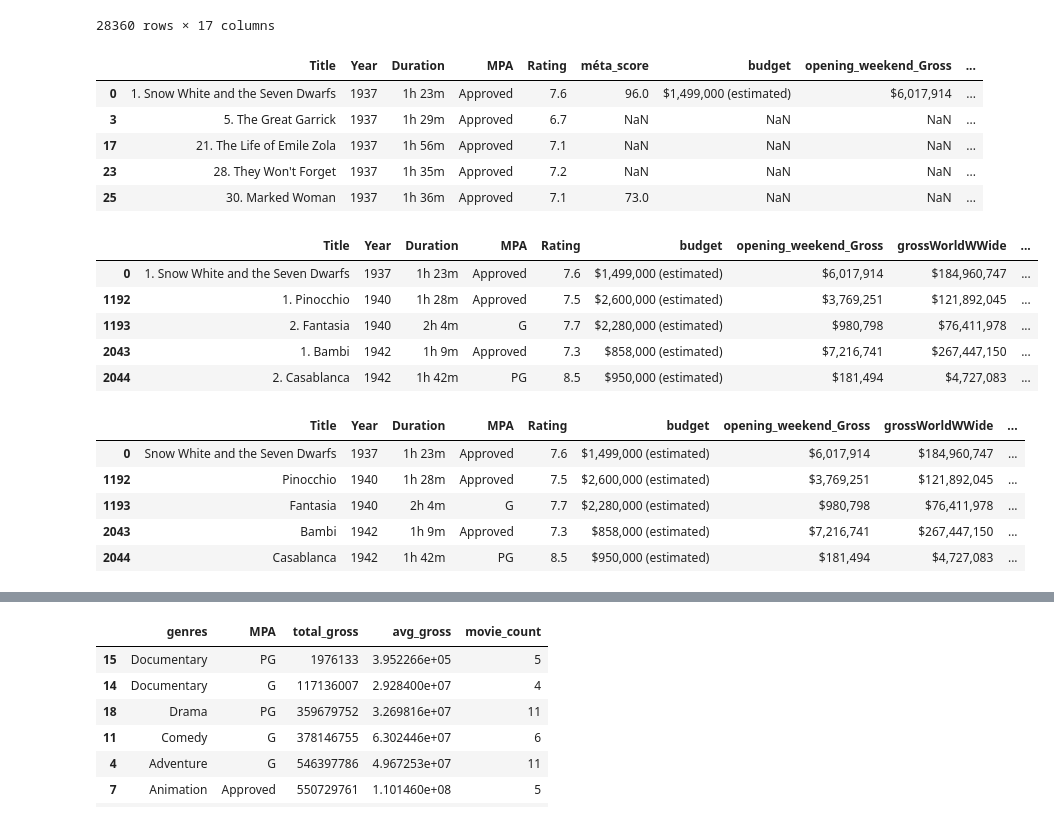
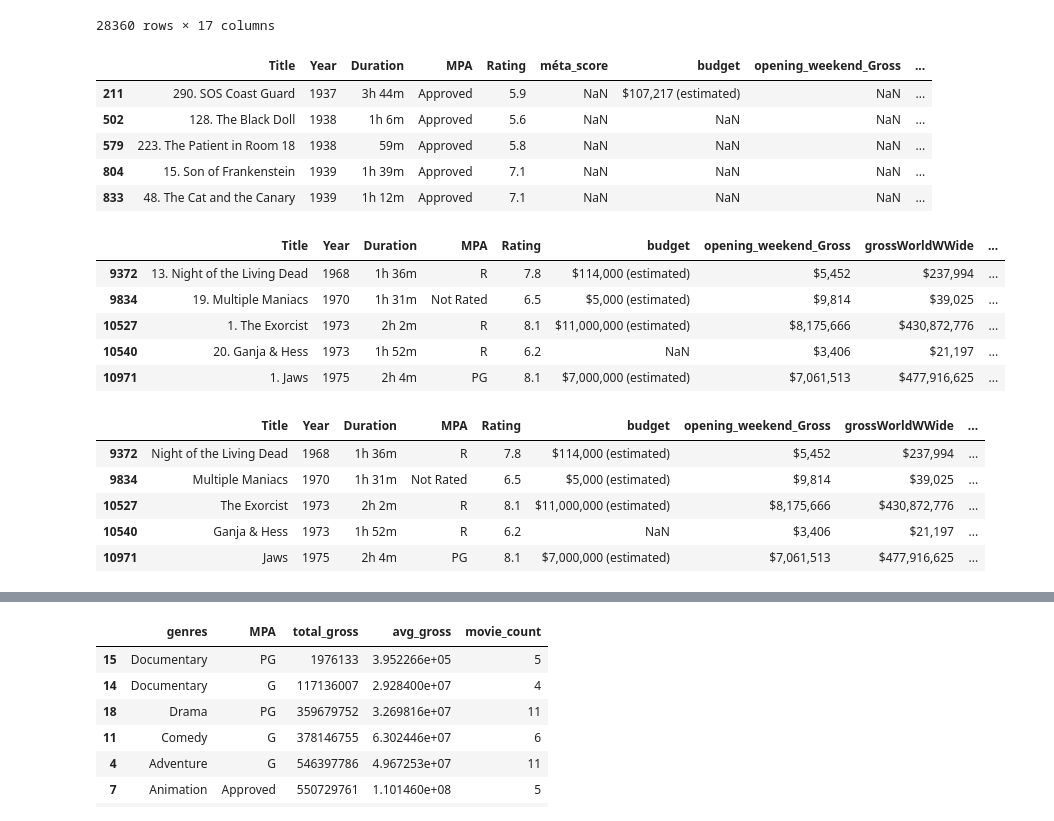
Before and after one commit to wtfmadrid/MDSA-Case-Study, a Jupyter notebook: final_preprocessing.ipynb, the cells around one changed output, grey strips where cells are left out. Cells and saved outputs as stored; diff of their text form; code cells hidden in the pictures.

```diff
--- a/final_preprocessing.ipynb
+++ b/final_preprocessing.ipynb
@@ -203,29 +203,29 @@ df
 | 28359 | 599. Revenge of the Boogeyman | 2025 | 1h 23m | NaN | 7.0 | NaN | $15,000 (estimated) | NaN | ... |
 28360 rows × 17 columns
 # %%
-competitors_data = df[
-    (df['production_company'].str.contains(r'Warner|Disney|Universal', case=False, na=False, regex=True))
+horror_data = df[
+    (df['genres'].str.contains(r'Horror', case=False, na=False, regex=True))
 ].copy()
 # %%
-competitors_data.head()
+horror_data.head()
 # %% [output]
 |  | Title | Year | Duration | MPA | Rating | méta_score | budget | opening_weekend_Gross | ... |
-| 0 | 1. Snow White and the Seven Dwarfs | 1937 | 1h 23m | Approved | 7.6 | 96.0 | $1,499,000 (estimated) | $6,017,914 | ... |
-| 3 | 5. The Great Garrick | 1937 | 1h 29m | Approved | 6.7 | NaN | NaN | NaN | ... |
-| 17 | 21. The Life of Emile Zola | 1937 | 1h 56m | Approved | 7.1 | NaN | NaN | NaN | ... |
-| 23 | 28. They Won't Forget | 1937 | 1h 35m | Approved | 7.2 | NaN | NaN | NaN | ... |
-| 25 | 30. Marked Woman | 1937 | 1h 36m | Approved | 7.1 | 73.0 | NaN | NaN | ... |
+| 211 | 290. SOS Coast Guard | 1937 | 3h 44m | Approved | 5.9 | NaN | $107,217 (estimated) | NaN | ... |
+| 502 | 128. The Black Doll | 1938 | 1h 6m | Approved | 5.6 | NaN | NaN | NaN | ... |
+| 579 | 223. The Patient in Room 18 | 1938 | 59m | Approved | 5.8 | NaN | NaN | NaN | ... |
+| 804 | 15. Son of Frankenstein | 1939 | 1h 39m | Approved | 7.1 | NaN | NaN | NaN | ... |
+| 833 | 48. The Cat and the Canary | 1939 | 1h 12m | Approved | 7.1 | NaN | NaN | NaN | ... |
 # %%
-competitors_data.drop(columns=['__source_file', 'méta_score', 'countries_origin'], inplace=True, errors='ignore')
+horror_data.drop(columns=['__source_file', 'méta_score', 'countries_origin'], inplace=True, errors='ignore')
 # %%
-competitors_data = competitors_data[competitors_data["opening_weekend_Gross"].notna()]
+horror_data = horror_data[horror_data["opening_weekend_Gross"].notna()]
 # %%
-competitors_data.head()
+horror_data.head()
 # %% [output]
 |  | Title | Year | Duration | MPA | Rating | budget | opening_weekend_Gross | grossWorldWWide | ... |
-| 0 | 1. Snow White and the Seven Dwarfs | 1937 | 1h 23m | Approved | 7.6 | $1,499,000 (estimated) | $6,017,914 | $184,960,747 | ... |
-| 1192 | 1. Pinocchio | 1940 | 1h 28m | Approved | 7.5 | $2,600,000 (estimated) | $3,769,251 | $121,892,045 | ... |
-| 1193 | 2. Fantasia | 1940 | 2h 4m | G | 7.7 | $2,280,000 (estimated) | $980,798 | $76,411,978 | ... |
-| 2043 | 1. Bambi | 1942 | 1h 9m | Approved | 7.3 | $858,000 (estimated) | $7,216,741 | $267,447,150 | ... |
-| 2044 | 2. Casablanca | 1942 | 1h 42m | PG | 8.5 | $950,000 (estimated) | $181,494 | $4,727,083 | ... |
+| 9372 | 13. Night of the Living Dead | 1968 | 1h 36m | R | 7.8 | $114,000 (estimated) | $5,452 | $237,994 | ... |
+| 9834 | 19. Multiple Maniacs | 1970 | 1h 31m | Not Rated | 6.5 | $5,000 (estimated) | $9,814 | $39,025 | ... |
+| 10527 | 1. The Exorcist | 1973 | 2h 2m | R | 8.1 | $11,000,000 (estimated) | $8,175,666 | $430,872,776 | ... |
+| 10540 | 20. Ganja & Hess | 1973 | 1h 52m | R | 6.2 | NaN | $3,406 | $21,197 | ... |
+| 10971 | 1. Jaws | 1975 | 2h 4m | PG | 8.1 | $7,000,000 (estimated) | $7,061,513 | $477,916,625 | ... |
 # %%
@@ -237,11 +237,11 @@ competitors_data["Title"] = (
     .str.replace(r'^\s*\d+\s*[\.\)\-:]\s*', '', regex=True)
 )
 # %%
-competitors_data.head()
+horror_data.head()
 # %% [output]
 |  | Title | Year | Duration | MPA | Rating | budget | opening_weekend_Gross | grossWorldWWide | ... |
-| 0 | Snow White and the Seven Dwarfs | 1937 | 1h 23m | Approved | 7.6 | $1,499,000 (estimated) | $6,017,914 | $184,960,747 | ... |
-| 1192 | Pinocchio | 1940 | 1h 28m | Approved | 7.5 | $2,600,000 (estimated) | $3,769,251 | $121,892,045 | ... |
-| 1193 | Fantasia | 1940 | 2h 4m | G | 7.7 | $2,280,000 (estimated) | $980,798 | $76,411,978 | ... |
-| 2043 | Bambi | 1942 | 1h 9m | Approved | 7.3 | $858,000 (estimated) | $7,216,741 | $267,447,150 | ... |
-| 2044 | Casablanca | 1942 | 1h 42m | PG | 8.5 | $950,000 (estimated) | $181,494 | $4,727,083 | ... |
+| 9372 | Night of the Living Dead | 1968 | 1h 36m | R | 7.8 | $114,000 (estimated) | $5,452 | $237,994 | ... |
+| 9834 | Multiple Maniacs | 1970 | 1h 31m | Not Rated | 6.5 | $5,000 (estimated) | $9,814 | $39,025 | ... |
+| 10527 | The Exorcist | 1973 | 2h 2m | R | 8.1 | $11,000,000 (estimated) | $8,175,666 | $430,872,776 | ... |
+| 10540 | Ganja & Hess | 1973 | 1h 52m | R | 6.2 | NaN | $3,406 | $21,197 | ... |
+| 10971 | Jaws | 1975 | 2h 4m | PG | 8.1 | $7,000,000 (estimated) | $7,061,513 | $477,916,625 | ... |
```
Also changed, not shown: parts of 25 cells of this notebook, 1 other file.
